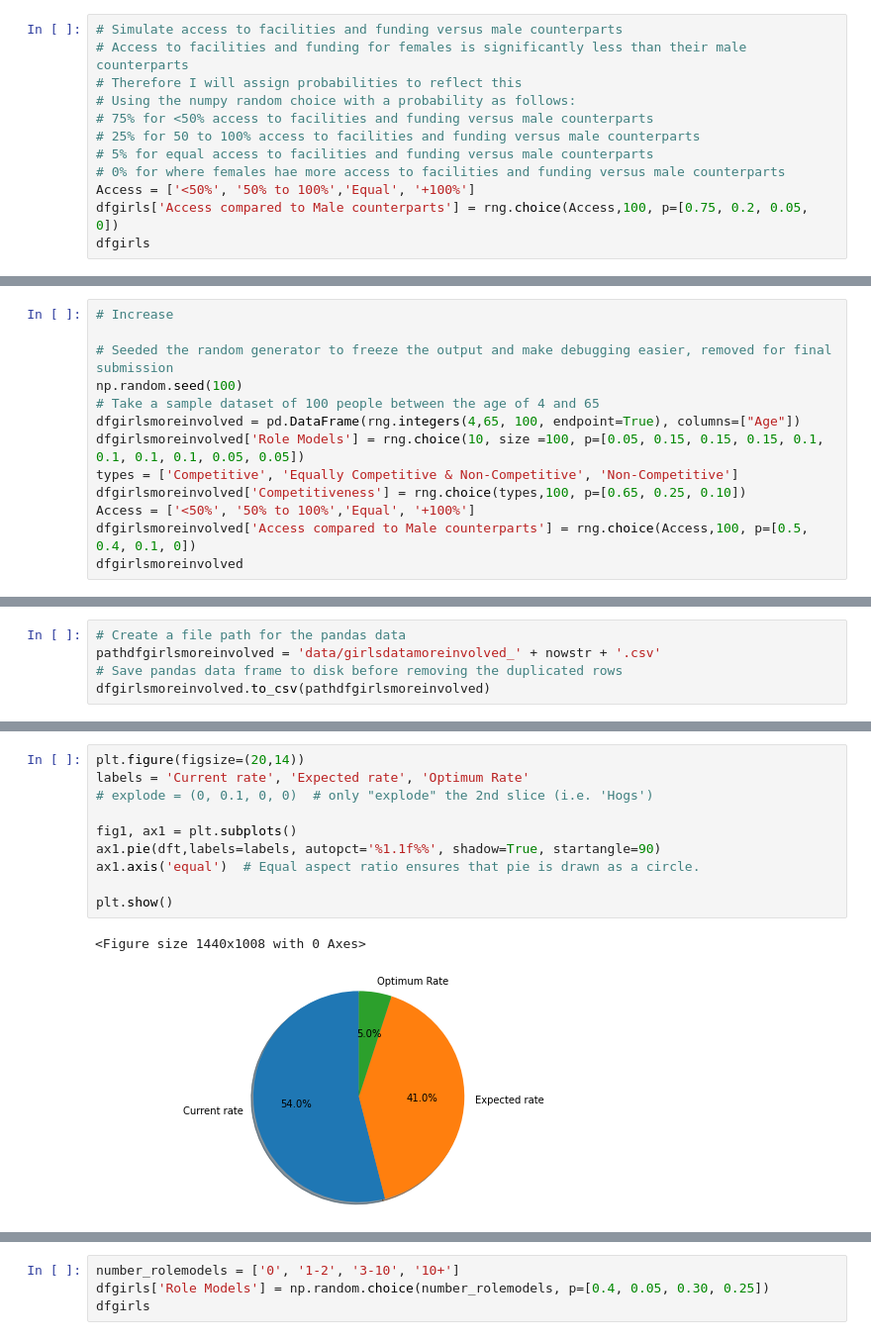
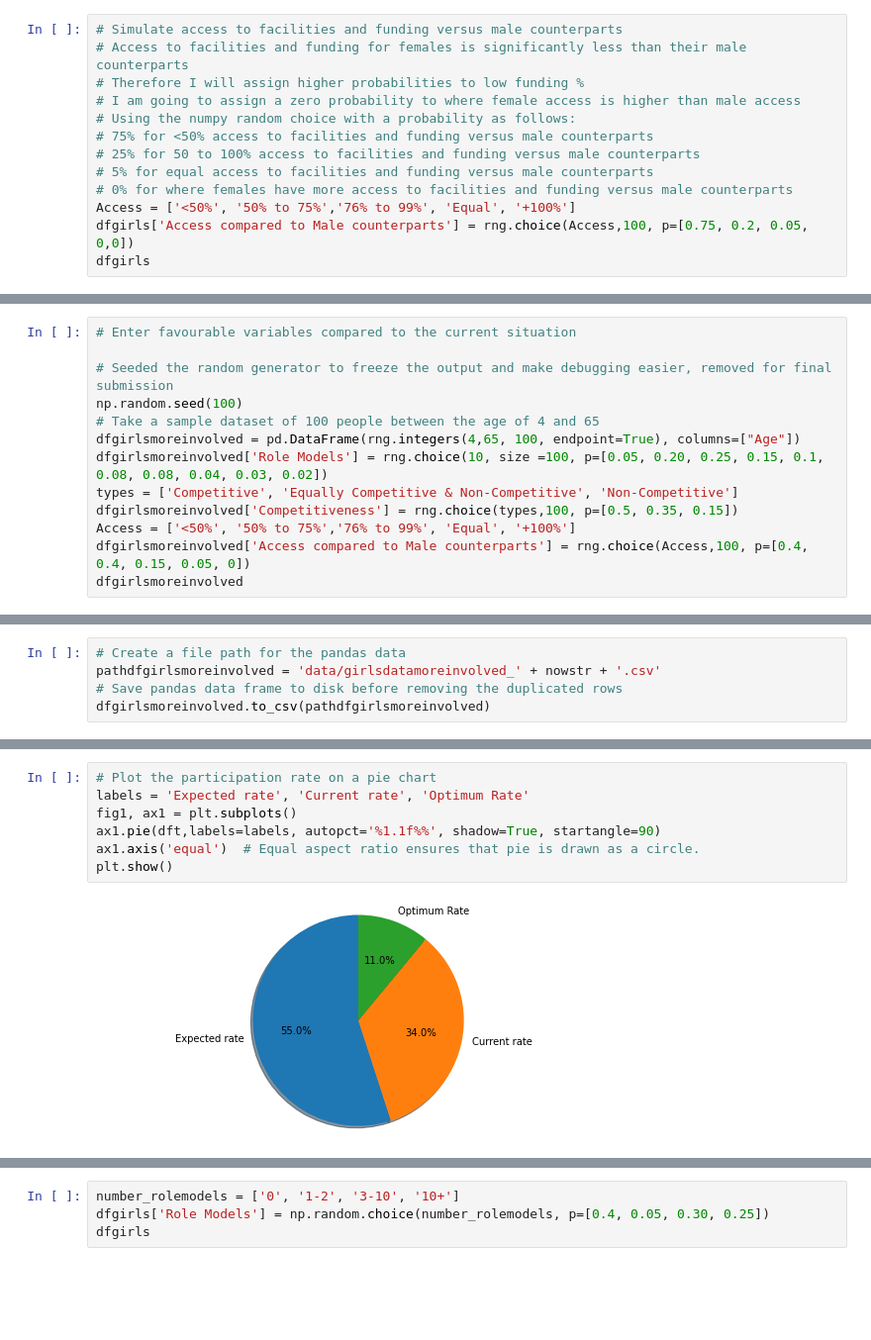
Before and after one commit to Michelleoc/programming-for-data-analysis-project, a Jupyter notebook: project.ipynb, the cells around one changed output, grey strips where cells are left out. Shown at 99% size. Drawn from its saved outputs; the diff is of its cells as text; blank space fills up the shorter version.

Commit message:
more detail added to variable explanation

```diff
--- a/project.ipynb
+++ b/project.ipynb
@@ -404,14 +421,15 @@ dfgirls
 # %%
 # Simulate access to facilities and funding versus male counterparts
 # Access to facilities and funding for females is significantly less than their male counterparts
-# Therefore I will assign probabilities to reflect this
+# Therefore I will assign higher probabilities to low funding %
+# I am going to assign a zero probability to where female access is higher than male access
 # Using the numpy random choice with a probability as follows:
 # 75% for <50% access to facilities and funding versus male counterparts
 # 25% for 50 to 100% access to facilities and funding versus male counterparts
 # 5% for equal access to facilities and funding versus male counterparts
-# 0% for where females hae more access to facilities and funding versus male counterparts
-Access = ['<50%', '50% to 100%','Equal', '+100%']
-dfgirls['Access compared to Male counterparts'] = rng.choice(Access,100, p=[0.75, 0.2, 0.05, 0])
+# 0% for where females have more access to facilities and funding versus male counterparts
+Access = ['<50%', '50% to 75%','76% to 99%', 'Equal', '+100%']
+dfgirls['Access compared to Male counterparts'] = rng.choice(Access,100, p=[0.75, 0.2, 0.05, 0,0])
 dfgirls
 # %% [output]
 |  | Age | Role Models | Competitiveness | Access compared to Male counterparts |
@@ -560,15 +608,15 @@ plt.show()
 # %%
-# Increase
+# Enter favourable variables compared to the current situation
 
 # Seeded the random generator to freeze the output and make debugging easier, removed for final submission
 np.random.seed(100)
 # Take a sample dataset of 100 people between the age of 4 and 65
 dfgirlsmoreinvolved = pd.DataFrame(rng.integers(4,65, 100, endpoint=True), columns=["Age"])
-dfgirlsmoreinvolved['Role Models'] = rng.choice(10, size =100, p=[0.05, 0.15, 0.15, 0.15, 0.1, 0.1, 0.1, 0.1, 0.05, 0.05])
+dfgirlsmoreinvolved['Role Models'] = rng.choice(10, size =100, p=[0.05, 0.20, 0.25, 0.15, 0.1, 0.08, 0.08, 0.04, 0.03, 0.02])
 types = ['Competitive', 'Equally Competitive & Non-Competitive', 'Non-Competitive']
-dfgirlsmoreinvolved['Competitiveness'] = rng.choice(types,100, p=[0.65, 0.25, 0.10])
-Access = ['<50%', '50% to 100%','Equal', '+100%']
-dfgirlsmoreinvolved['Access compared to Male counterparts'] = rng.choice(Access,100, p=[0.5, 0.4, 0.1, 0])
+dfgirlsmoreinvolved['Competitiveness'] = rng.choice(types,100, p=[0.5, 0.35, 0.15])
+Access = ['<50%', '50% to 75%','76% to 99%', 'Equal', '+100%']
+dfgirlsmoreinvolved['Access compared to Male counterparts'] = rng.choice(Access,100, p=[0.4, 0.4, 0.15, 0.05, 0])
 dfgirlsmoreinvolved
 # %% [output]
 |  | Age | Role Models | Competitiveness | Access compared to Male counterparts |
@@ -687,16 +729,12 @@ Text(0, 0.5, 'Count')
 # %%
-plt.figure(figsize=(20,14))
-labels = 'Current rate', 'Expected rate', 'Optimum Rate'
-# explode = (0, 0.1, 0, 0)  # only "explode" the 2nd slice (i.e. 'Hogs')
-
+# Plot the participation rate on a pie chart
+labels = 'Expected rate', 'Current rate', 'Optimum Rate'
 fig1, ax1 = plt.subplots()
 ax1.pie(dft,labels=labels, autopct='%1.1f%%', shadow=True, startangle=90)
 ax1.axis('equal')  # Equal aspect ratio ensures that pie is drawn as a circle.
-
 plt.show()
 # %% [output]
-<Figure size 1440x1008 with 0 Axes>
-[figure, old version]
+[figure, new version]
 # %%
 # https://www.dataquest.io/blog/tutorial-add-column-pandas-dataframe-based-on-if-else-condition/
 
```
Also changed, not shown: parts of 43 cells of this notebook, 6 other files.
